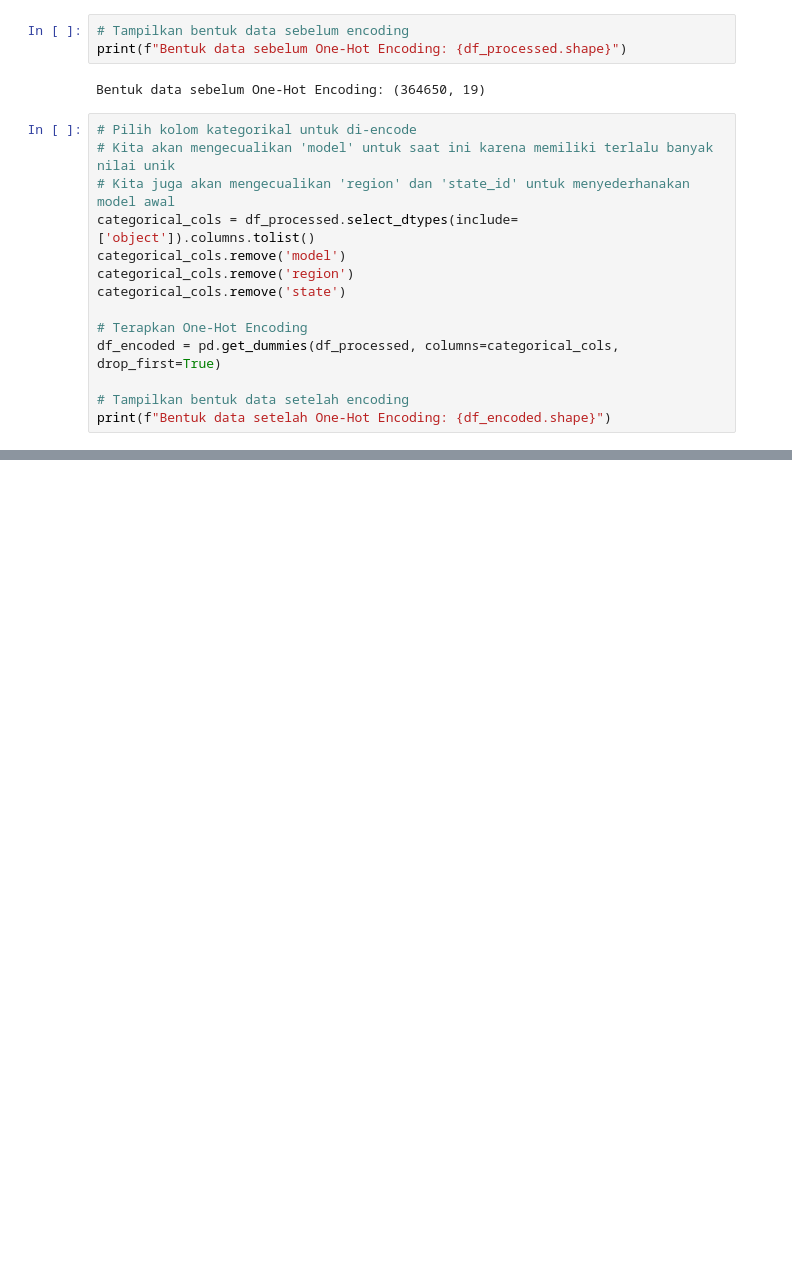
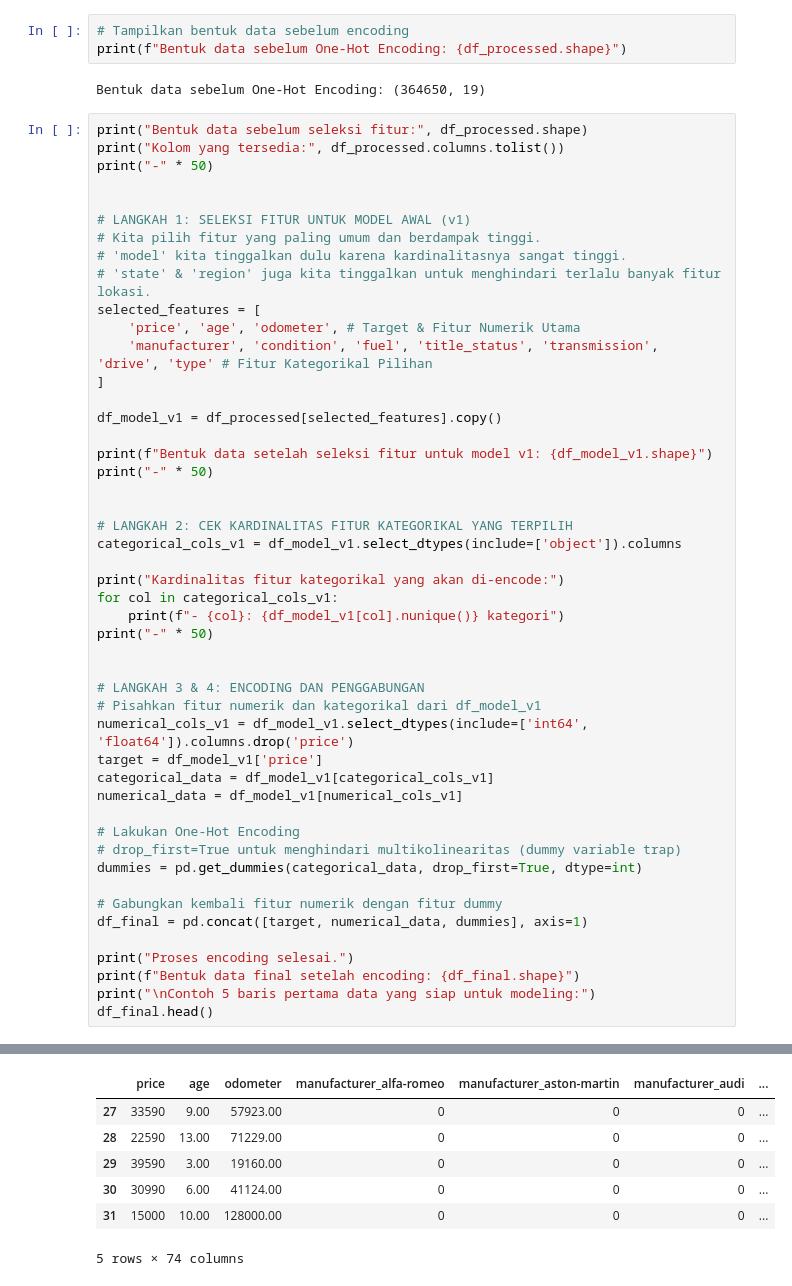
Before and after one commit to Ryanakml/Car-Price-Prediction-with-LinReg-form-Scratch, a Jupyter notebook: Car_Price_Prediction_with_LinReg_form_Scratch.ipynb, the cells around one changed output, grey strips where cells are left out. Drawn from its saved outputs; the diff is of its cells as text; blank space fills up the shorter version.

```diff
--- a/Car_Price_Prediction_with_LinReg_form_Scratch.ipynb
+++ b/Car_Price_Prediction_with_LinReg_form_Scratch.ipynb
@@ -618,17 +616,52 @@ memory usage: 84.7+ MB
 print(f"Bentuk data sebelum One-Hot Encoding: {df_processed.shape}")
 # %% [output]
 Bentuk data sebelum One-Hot Encoding: (364650, 19)
-# %%
-# Pilih kolom kategorikal untuk di-encode
-# Kita akan mengecualikan 'model' untuk saat ini karena memiliki terlalu banyak nilai unik
-# Kita juga akan mengecualikan 'region' dan 'state_id' untuk menyederhanakan model awal
-categorical_cols = df_processed.select_dtypes(include=['object']).columns.tolist()
-categorical_cols.remove('model')
-categorical_cols.remove('region')
-categorical_cols.remove('state')
-
-# Terapkan One-Hot Encoding
-df_encoded = pd.get_dummies(df_processed, columns=categorical_cols, drop_first=True)
-
-# Tampilkan bentuk data setelah encoding
-print(f"Bentuk data setelah One-Hot Encoding: {df_encoded.shape}")
+# %%
+print("Bentuk data sebelum seleksi fitur:", df_processed.shape)
+print("Kolom yang tersedia:", df_processed.columns.tolist())
+print("-" * 50)
+
+
+# LANGKAH 1: SELEKSI FITUR UNTUK MODEL AWAL (v1)
+# Kita pilih fitur yang paling umum dan berdampak tinggi.
+# 'model' kita tinggalkan dulu karena kardinalitasnya sangat tinggi.
+# 'state' & 'region' juga kita tinggalkan untuk menghindari terlalu banyak fitur lokasi.
+selected_features = [
+    'price', 'age', 'odometer', # Target & Fitur Numerik Utama
+    'manufacturer', 'condition', 'fuel', 'title_status', 'transmission', 'drive', 'type' # Fitur Kategorikal Pilihan
+]
+
+df_model_v1 = df_processed[selected_features].copy()
+
+print(f"Bentuk data setelah seleksi fitur untuk model v1: {df_model_v1.shape}")
+print("-" * 50)
+
+
+# LANGKAH 2: CEK KARDINALITAS FITUR KATEGORIKAL YANG TERPILIH
+categorical_cols_v1 = df_model_v1.select_dtypes(include=['object']).columns
+
+print("Kardinalitas fitur kategorikal yang akan di-encode:")
+for col in categorical_cols_v1:
+    print(f"- {col}: {df_model_v1[col].nunique()} kategori")
+print("-" * 50)
+
+
+# LANGKAH 3 & 4: ENCODING DAN PENGGABUNGAN
+# Pisahkan fitur numerik dan kategorikal dari df_model_v1
+numerical_cols_v1 = df_model_v1.select_dtypes(include=['int64', 'float64']).columns.drop('price')
+target = df_model_v1['price']
+categorical_data = df_model_v1[categorical_cols_v1]
+numerical_data = df_model_v1[numerical_cols_v1]
+
+# Lakukan One-Hot Encoding
+# drop_first=True untuk menghindari multikolinearitas (dummy variable trap)
+dummies = pd.get_dummies(categorical_data, drop_first=True, dtype=int)
+
+# Gabungkan kembali fitur numerik dengan fitur dummy
+df_final = pd.concat([target, numerical_data, dummies], axis=1)
+
+print("Proses encoding selesai.")
+print(f"Bentuk data final setelah encoding: {df_final.shape}")
+print("\nContoh 5 baris pertama data yang siap untuk modeling:")
+df_final.head()
+# %% [output]
@@ -634,0 +686,7 @@ print(f"Bentuk data setelah One-Hot Encoding: {df_encoded.shape}")
+|  | price | age | odometer | manufacturer_alfa-romeo | manufacturer_aston-martin | manufacturer_audi | ... |
+| 27 | 33590 | 9.00 | 57923.00 | 0 | 0 | 0 | ... |
+| 28 | 22590 | 13.00 | 71229.00 | 0 | 0 | 0 | ... |
+| 29 | 39590 | 3.00 | 19160.00 | 0 | 0 | 0 | ... |
+| 30 | 30990 | 6.00 | 41124.00 | 0 | 0 | 0 | ... |
+| 31 | 15000 | 10.00 | 128000.00 | 0 | 0 | 0 | ... |
+5 rows × 74 columns
```
Also changed, not shown: parts of 21 cells of this notebook.
